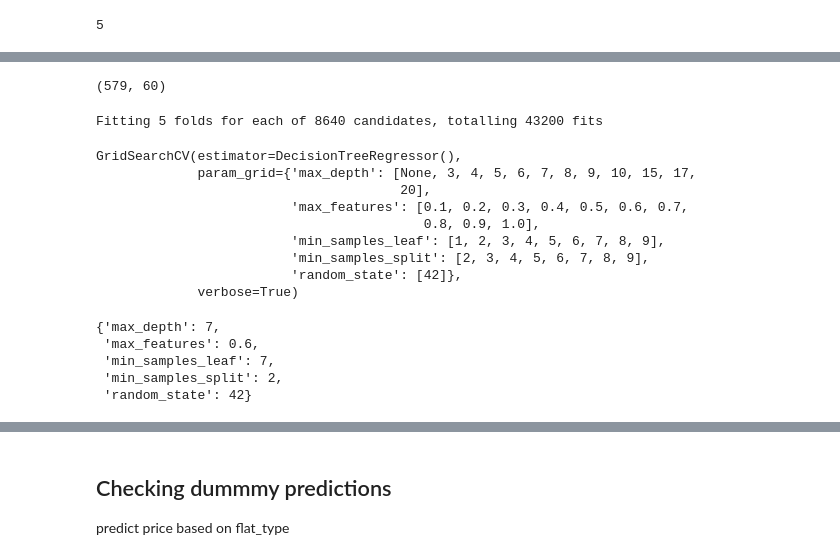
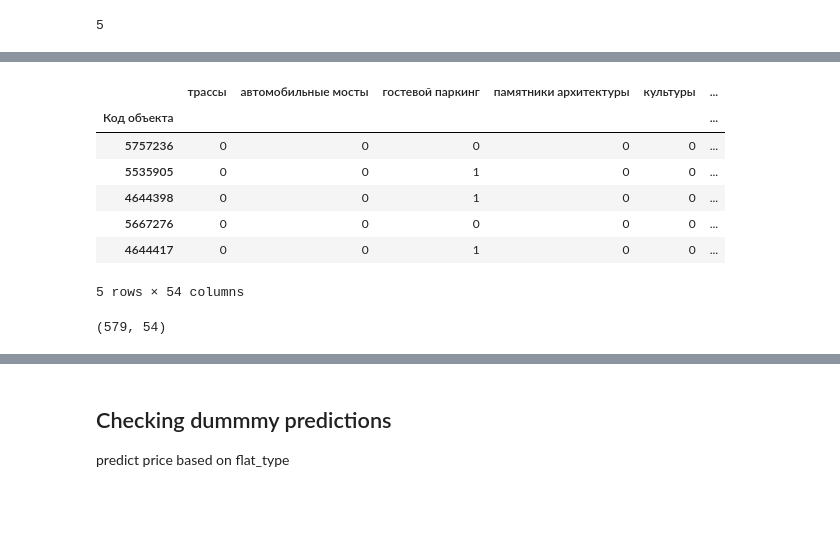
Before and after one commit to Golden-dreamer/ptz-flats-predict, a Jupyter notebook: model.ipynb, the cells around one changed output, grey strips where cells are left out. Drawn from its saved outputs; the diff is of its cells as text; code cells hidden in the pictures; blank space fills up the shorter version.

```diff
--- a/model.ipynb
+++ b/model.ipynb
@@ -501,6 +579,18 @@ There is no need to create bins for areas, model shows worse perfomance
 # %%
-X_dummy = pd.get_dummies(X_year_bins)
+X_dummy_renovation = pd.get_dummies(X_renovation)
+X_dummy_no_renovation = pd.get_dummies(X_year_bins)
+# %%
+X_dummy_renovation.head(5)
+# %% [output]
+|  | трассы | автомобильные мосты | гостевой паркинг | памятники архитектуры | культуры | ... |
+| Код объекта |  |  |  |  |  | ... |
+| 5757236 | 0 | 0 | 0 | 0 | 0 | ... |
+| 5535905 | 0 | 0 | 1 | 0 | 0 | ... |
+| 4644398 | 0 | 0 | 1 | 0 | 0 | ... |
+| 5667276 | 0 | 0 | 0 | 0 | 0 | ... |
+| 4644417 | 0 | 0 | 1 | 0 | 0 | ... |
+5 rows × 54 columns
 # %%
-X_dummy.shape
+X_dummy_renovation.shape
 # %% [output]
-(579, 60)
+(579, 54)
@@ -517,22 +596,0 @@ grid = GridSearchCV(estimator, params, verbose=True)
-# %%
-grid.fit(X_dummy, y)
-# %% [output]
-Fitting 5 folds for each of 8640 candidates, totalling 43200 fits
-GridSearchCV(estimator=DecisionTreeRegressor(),
-             param_grid={'max_depth': [None, 3, 4, 5, 6, 7, 8, 9, 10, 15, 17,
-                                       20],
-                         'max_features': [0.1, 0.2, 0.3, 0.4, 0.5, 0.6, 0.7,
-                                          0.8, 0.9, 1.0],
-                         'min_samples_leaf': [1, 2, 3, 4, 5, 6, 7, 8, 9],
-                         'min_samples_split': [2, 3, 4, 5, 6, 7, 8, 9],
-                         'random_state': [42]},
-             verbose=True)
-# %%
-best_params = grid.best_params_
-best_params
-# %% [output]
-{'max_depth': 7,
- 'max_features': 0.6,
- 'min_samples_leaf': 7,
- 'min_samples_split': 2,
- 'random_state': 42}
```
Also changed, not shown: parts of 125 cells of this notebook.
